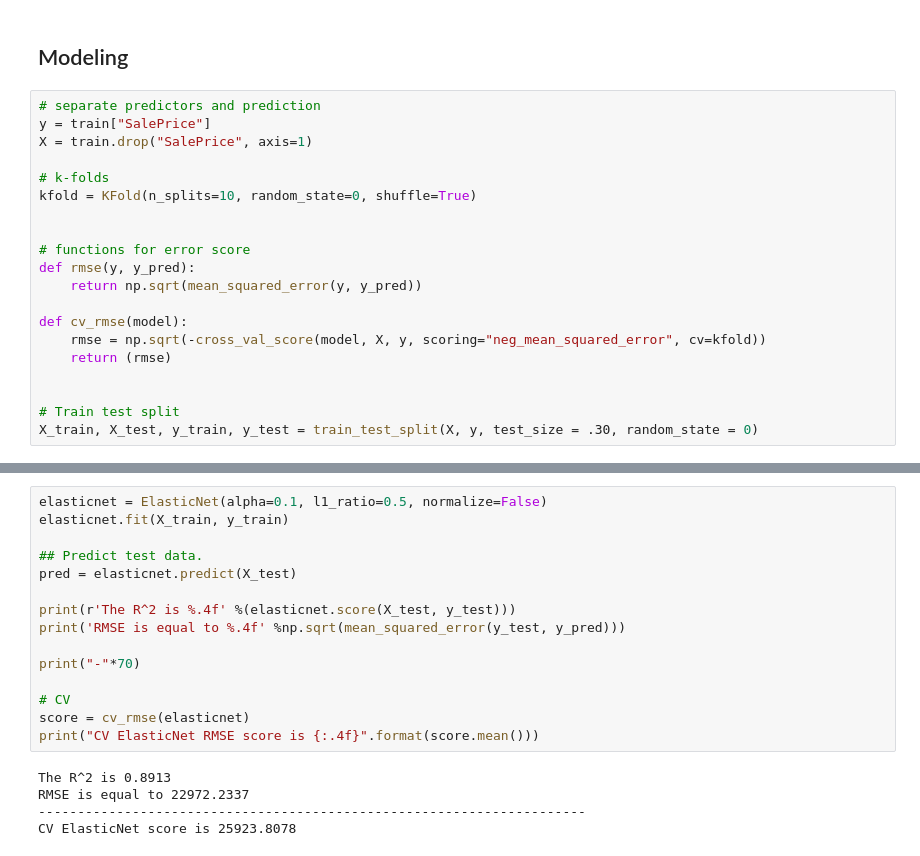
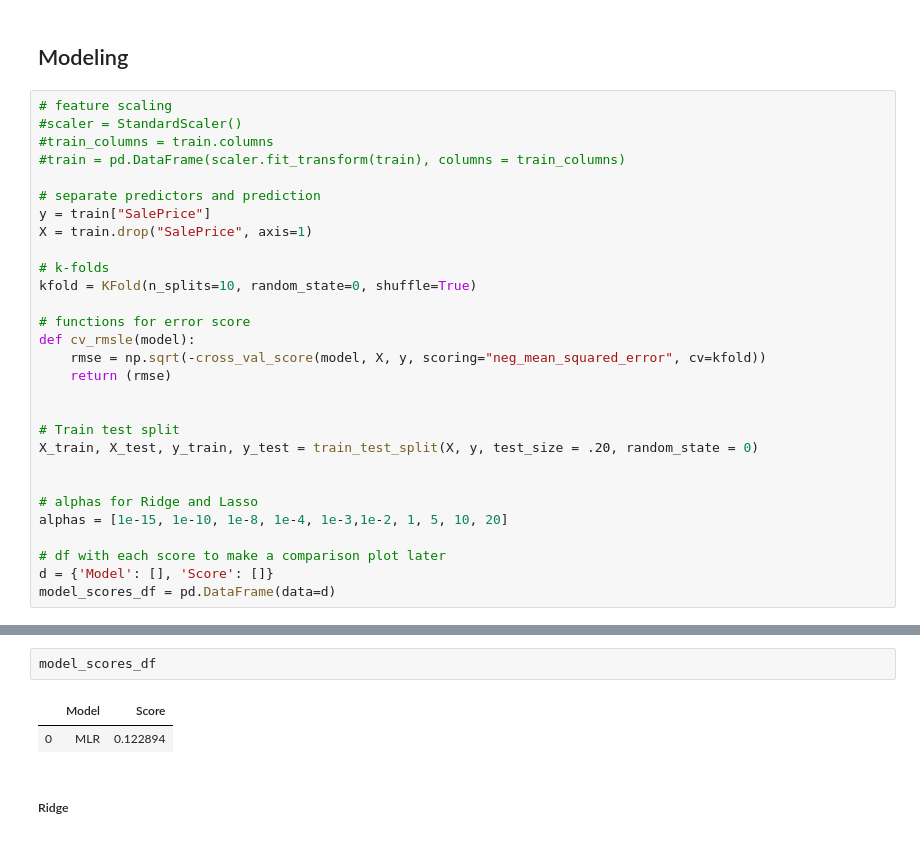
Before and after one commit to ryanhpark/HousingPricePrediction_ML, a Jupyter notebook: Lucas/3_Model.ipynb, the cells around one changed output, grey strips where cells are left out. Drawn from its saved outputs; the diff is of its cells as text.

```diff
--- a/Lucas/3_Model.ipynb
+++ b/Lucas/3_Model.ipynb
@@ -25,6 +44,11 @@ test = pd.read_csv("./test_final.csv")
 # %% [markdown]
 ## Modeling
 # %%
+# feature scaling
+#scaler = StandardScaler()
+#train_columns = train.columns
+#train = pd.DataFrame(scaler.fit_transform(train), columns = train_columns)
+
 # separate predictors and prediction
 y = train["SalePrice"]
 X = train.drop("SalePrice", axis=1)
@@ -32,16 +56,20 @@ X = train.drop("SalePrice", axis=1)
 # k-folds
 kfold = KFold(n_splits=10, random_state=0, shuffle=True)
 
-
 # functions for error score
-def rmse(y, y_pred):
-    return np.sqrt(mean_squared_error(y, y_pred))
-
-def cv_rmse(model):
+def cv_rmsle(model):
     rmse = np.sqrt(-cross_val_score(model, X, y, scoring="neg_mean_squared_error", cv=kfold))
     return (rmse)
 
 
 # Train test split
-X_train, X_test, y_train, y_test = train_test_split(X, y, test_size = .30, random_state = 0)
+X_train, X_test, y_train, y_test = train_test_split(X, y, test_size = .20, random_state = 0)
+
+
+# alphas for Ridge and Lasso
+alphas = [1e-15, 1e-10, 1e-8, 1e-4, 1e-3,1e-2, 1, 5, 10, 20]
+
+# df with each score to make a comparison plot later
+d = {'Model': [], 'Score': []}
+model_scores_df = pd.DataFrame(data=d)
 # %% [markdown]
@@ -115,20 +99,7 @@ ElasticNet
-# %%
-elasticnet = ElasticNet(alpha=0.1, l1_ratio=0.5, normalize=False)
-elasticnet.fit(X_train, y_train)
-
-## Predict test data.
-pred = elasticnet.predict(X_test)
-
-print(r'The R^2 is %.4f' %(elasticnet.score(X_test, y_test)))
-print('RMSE is equal to %.4f' %np.sqrt(mean_squared_error(y_test, y_pred)))
-
-print("-"*70)
-
-# CV
-score = cv_rmse(elasticnet)
-print("CV ElasticNet RMSE score is {:.4f}".format(score.mean()))
-# %% [output]
-The R^2 is 0.8913
-RMSE is equal to 22972.2337
-----------------------------------------------------------------------
-CV ElasticNet score is 25923.8078
+# %%
+model_scores_df
+# %% [output]
+|  | Model | Score |
+| 0 | MLR | 0.122894 |
+# %% [markdown]
+##### Ridge
```
Also changed, not shown: parts of 23 cells of this notebook.
